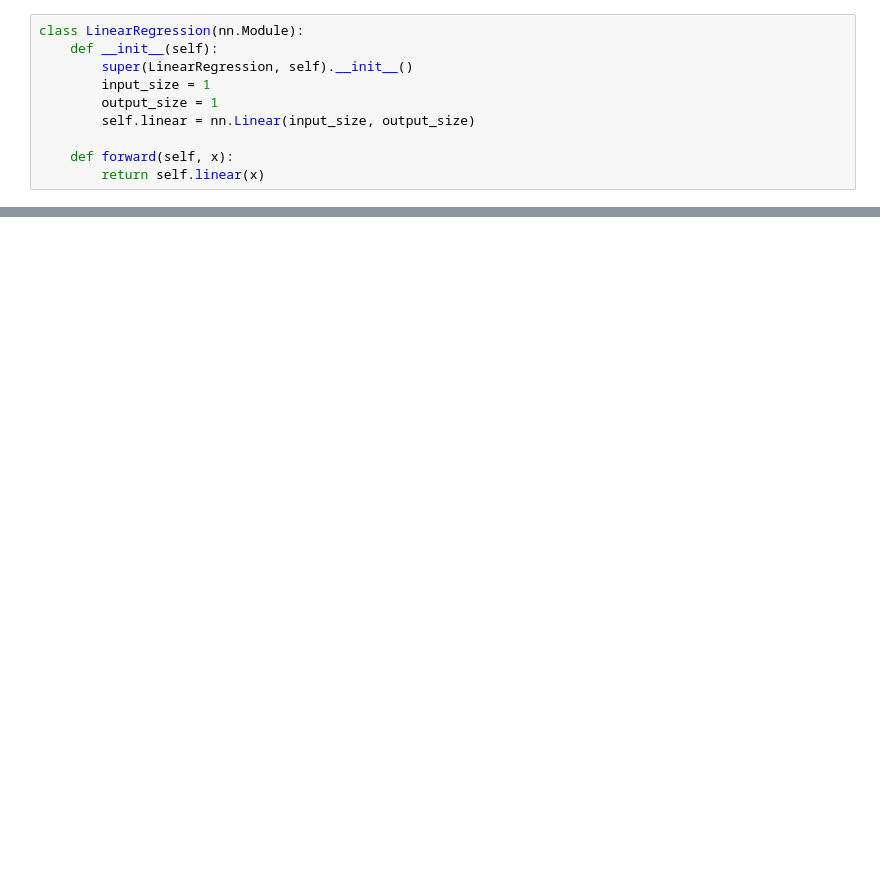
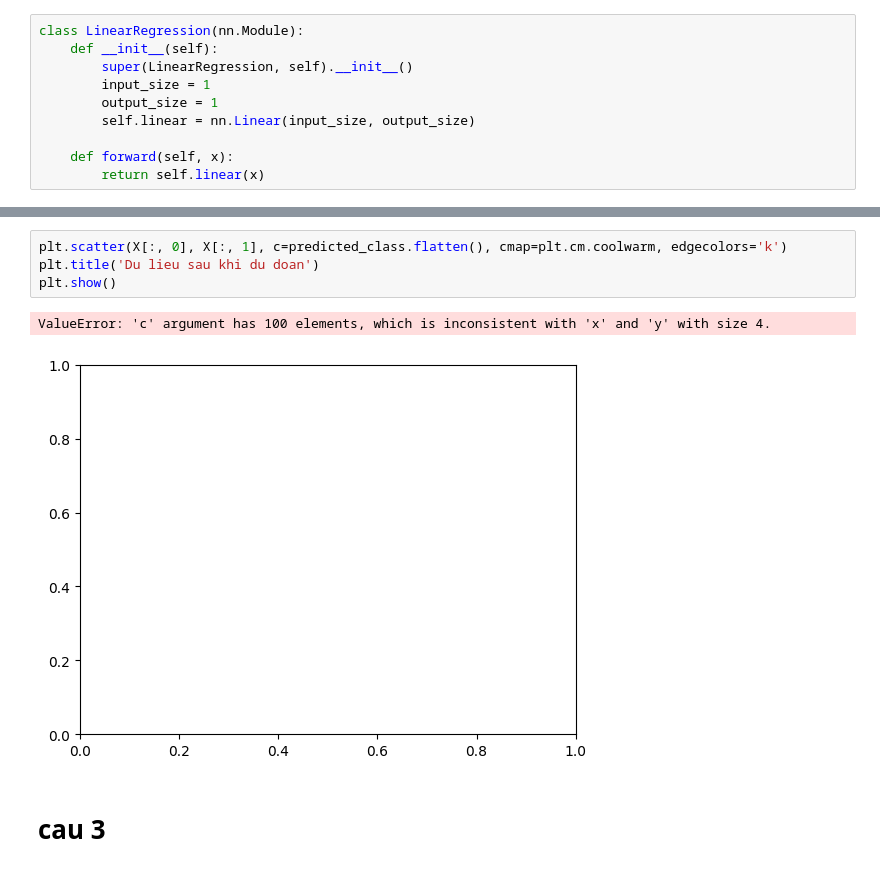
Before and after one commit to tranlybuu/BaiTap, a Jupyter notebook: hw040424.ipynb, the cells around one changed output, grey strips where cells are left out. Drawn from its saved outputs; the diff is of its cells as text; blank space fills up the shorter version.

```diff
--- a/hw040424.ipynb
+++ b/hw040424.ipynb
@@ -73,0 +132,9 @@ Epoch [1000/1000], Loss: 0.9666
+# %%
+plt.scatter(X[:, 0], X[:, 1], c=predicted_class.flatten(), cmap=plt.cm.coolwarm, edgecolors='k')
+plt.title('Du lieu sau khi du doan')
+plt.show()
+# %% [output]
+ValueError: 'c' argument has 100 elements, which is inconsistent with 'x' and 'y' with size 4.
+[figure, added]
+# %% [markdown]
+# cau 3
```
Also changed, not shown: parts of 11 cells of this notebook.
